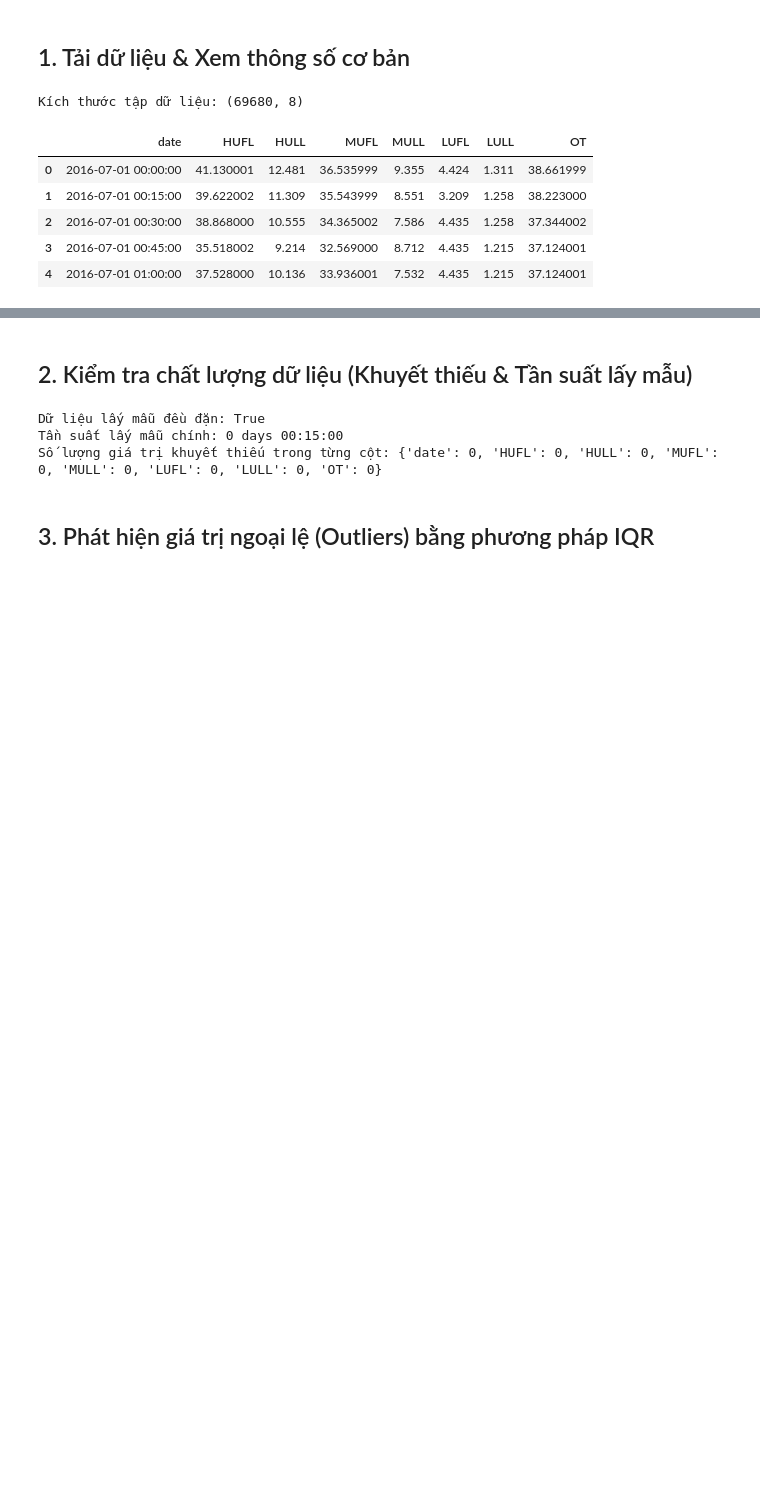
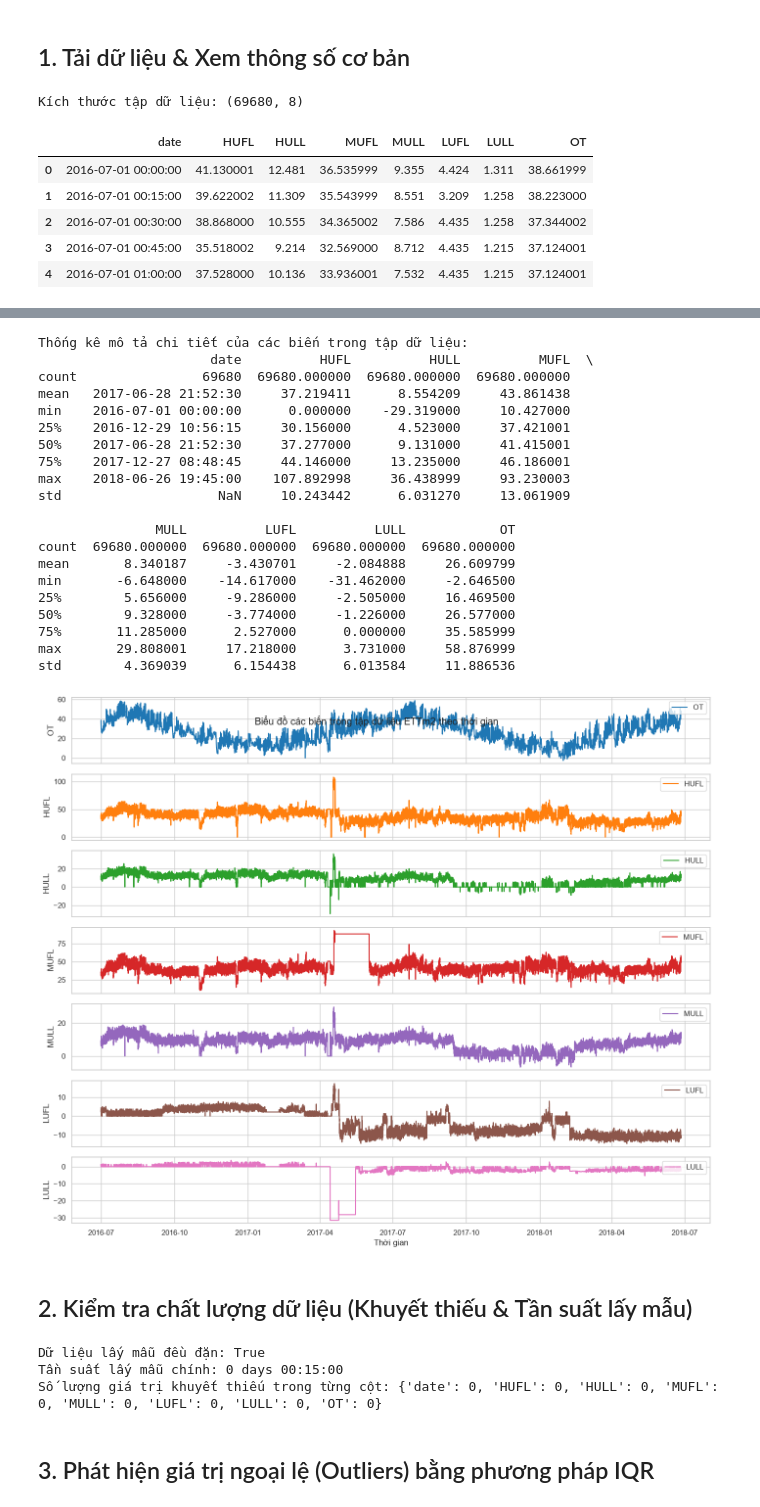
Before and after one commit to kietminh04/time-series-group-04, a Jupyter notebook: notebooks/01_data_exploration.ipynb, the cells around one changed output, grey strips where cells are left out. Drawn from its saved outputs; the diff is of its cells as text; code cells hidden in the pictures; blank space fills up the shorter version.

Commit message:
docs: bo sung day du cac yeu cau checklist tu file anh (describe, heatmap, OT + subplots, resample daily/weekly)

```diff
--- a/notebooks/01_data_exploration.ipynb
+++ b/notebooks/01_data_exploration.ipynb
@@ -39,3 +42,39 @@ Kích thước tập dữ liệu: (69680, 8)
+# %%
+print("Thống kê mô tả chi tiết của các biến trong tập dữ liệu:")
+print(df.describe())
+
+cols_to_plot = ['OT'] + [c for c in df.columns if c not in ['date', 'OT']]
+fig, axes = plt.subplots(len(cols_to_plot), 1, figsize=(14, 12), sharex=True)
+for i, col in enumerate(cols_to_plot):
+    axes[i].plot(df['date'], df[col], label=col, color=sns.color_palette('tab10')[i])
+    axes[i].legend(loc='upper right')
+    axes[i].set_ylabel(col)
+axes[-1].set_xlabel('Thời gian')
+plt.suptitle('Biểu đồ các biến trong tập dữ liệu ETTm2 theo thời gian', y=0.92)
+plt.tight_layout()
+plt.show()
+# %% [output]
+Thống kê mô tả chi tiết của các biến trong tập dữ liệu:
+                      date          HUFL          HULL          MUFL  \
+count                69680  69680.000000  69680.000000  69680.000000
+mean   2017-06-28 21:52:30     37.219411      8.554209     43.861438
+min    2016-07-01 00:00:00      0.000000    -29.319000     10.427000
+25%    2016-12-29 10:56:15     30.156000      4.523000     37.421001
+50%    2017-06-28 21:52:30     37.277000      9.131000     41.415001
+75%    2017-12-27 08:48:45     44.146000     13.235000     46.186001
+max    2018-06-26 19:45:00    107.892998     36.438999     93.230003
+std                    NaN     10.243442      6.031270     13.061909
+
+               MULL          LUFL          LULL            OT
+count  69680.000000  69680.000000  69680.000000  69680.000000
+mean       8.340187     -3.430701     -2.084888     26.609799
+min       -6.648000    -14.617000    -31.462000     -2.646500
+25%        5.656000     -9.286000     -2.505000     16.469500
+50%        9.328000     -3.774000     -1.226000     26.577000
+75%       11.285000      2.527000      0.000000     35.585999
+max       29.808001     17.218000      3.731000     58.876999
+std        4.369039      6.154438      6.013584     11.886536
+[figure, added]
 # %% [markdown]
 ## 2. Kiểm tra chất lượng dữ liệu (Khuyết thiếu & Tần suất lấy mẫu)
 # %%
```
Also changed, not shown: parts of 3 cells of this notebook.
